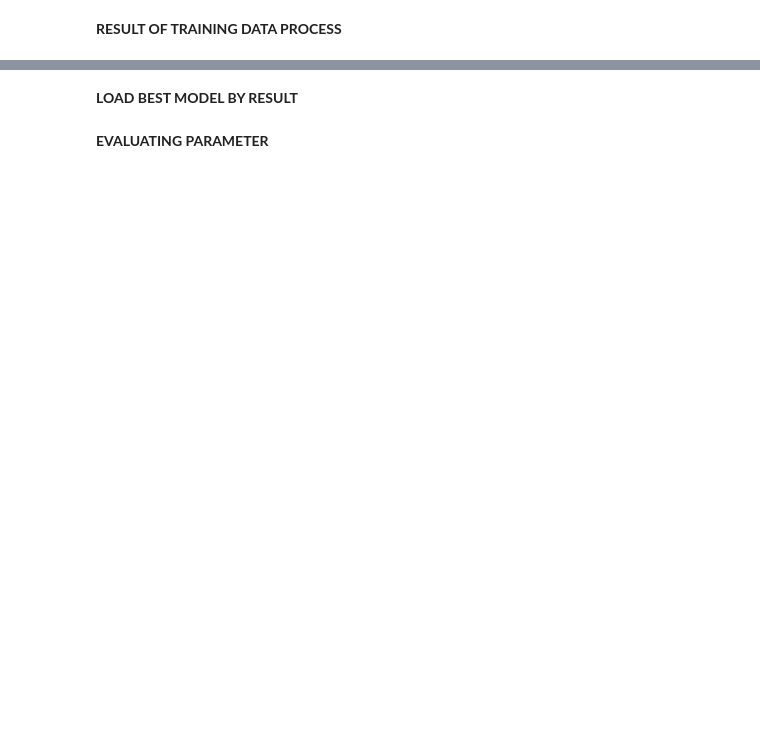
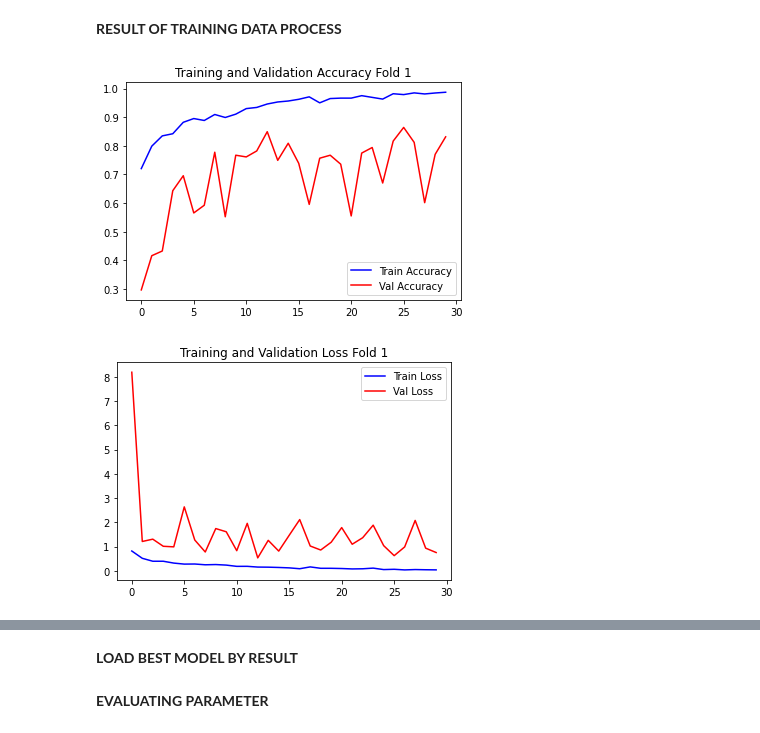
Before and after one commit to avishatr/TA, a Jupyter notebook: alexnet-corn-or-maize-disease-detectection.ipynb, the cells around one changed output, grey strips where cells are left out. Cells and saved outputs as stored; diff of their text form; code cells hidden in the pictures; blank space fills up the shorter version.

```diff
--- a/alexnet-corn-or-maize-disease-detectection.ipynb
+++ b/alexnet-corn-or-maize-disease-detectection.ipynb
@@ -216,22 +282,25 @@ print("======="*12, end="\n\n\n")
 # %%
 #FOLD 1
 #Train and validation accuracy
 plt.title('Training and Validation Accuracy Fold 1')
 plt.plot(model_history[0].history['accuracy'], label='Train Accuracy', color='blue', )
 plt.plot(model_history[0].history['val_accuracy'], label='Val Accuracy', color='red', )
 plt.legend()
 plt.savefig("Accuracy_fold 1.jpg")
 plt.show()
 
 plt.figure()
 
 #Train and validation loss
-plt.title('Training and Validation Accuracy Fold 1')
+plt.title('Training and Validation Loss Fold 1')
 plt.plot(model_history[0].history['loss'], label='Train Loss', color='blue', )
 plt.plot(model_history[0].history['val_loss'], label='Val Loss', color='red', )
 plt.legend()
 plt.savefig("Loss_fold 1.jpg")
 plt.show()
+# %% [output]
+[figure, added]
+[figure, added]
 # %%
 #FOLD 2
 #Train and validation accuracy
```
Also changed, not shown: parts of 17 cells of this notebook.
